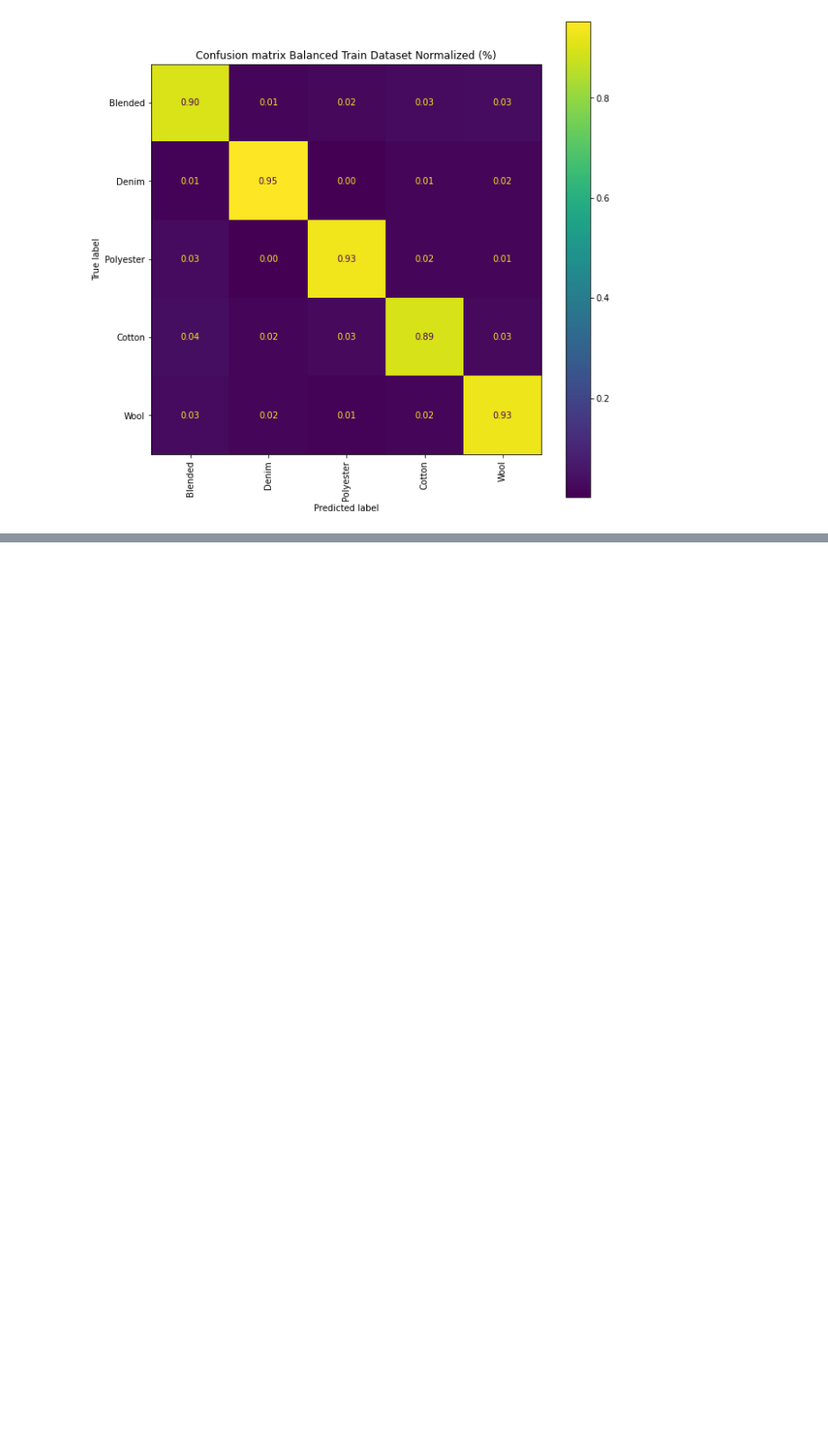
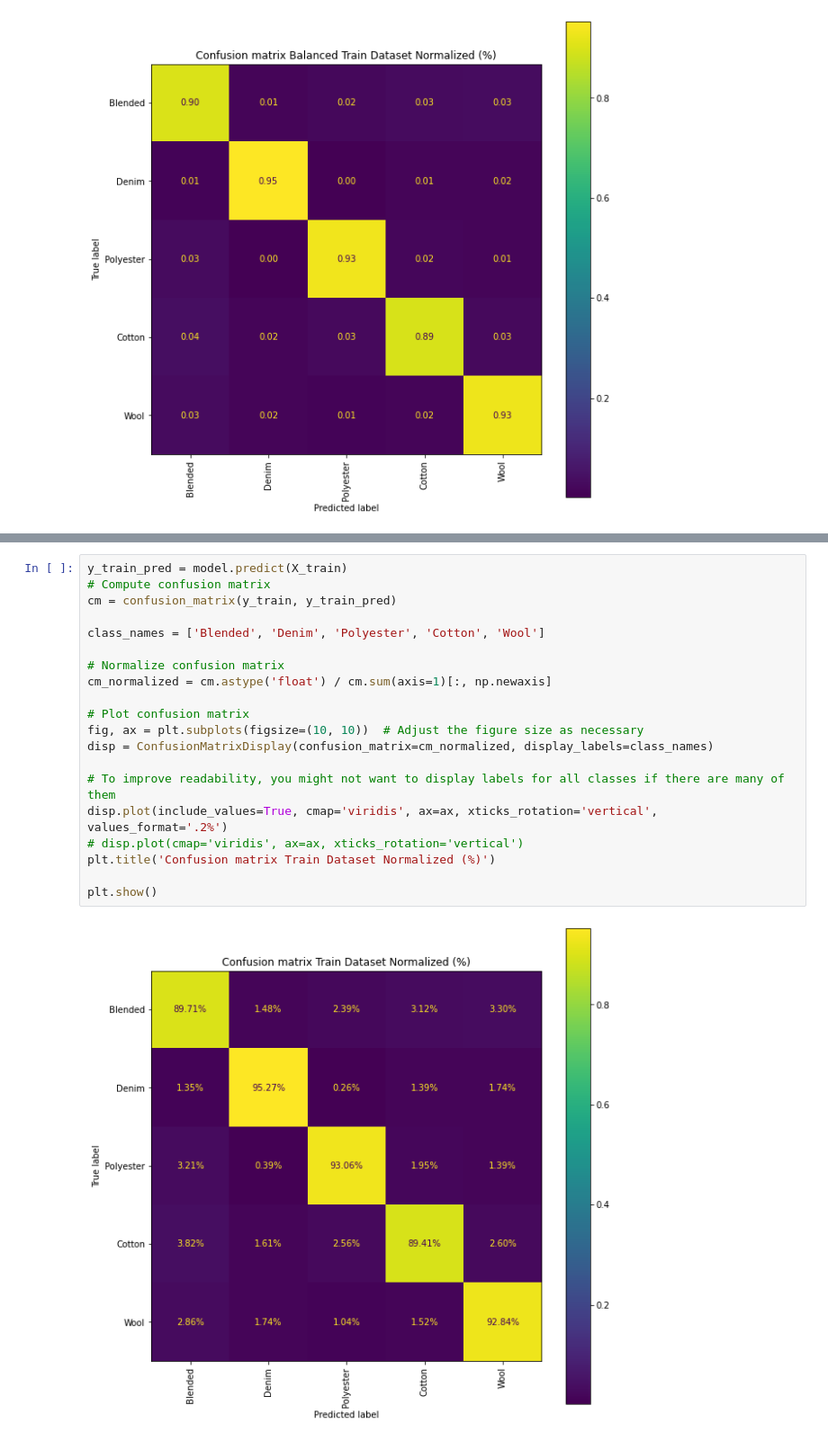
Before and after one commit to elliswmartin/fabric, a Jupyter notebook: model_feature_vectors.ipynb, the cells around one changed output, grey strips where cells are left out. Shown: that part at 90% size. Drawn from its saved outputs; the diff is of its cells as text; blank space fills up the shorter version.

```diff
--- a/model_feature_vectors.ipynb
+++ b/model_feature_vectors.ipynb
@@ -316,0 +360,22 @@ plt.show()
+# %%
+y_train_pred = model.predict(X_train)
+# Compute confusion matrix
+cm = confusion_matrix(y_train, y_train_pred)
+
+class_names = ['Blended', 'Denim', 'Polyester', 'Cotton', 'Wool']
+
+# Normalize confusion matrix
+cm_normalized = cm.astype('float') / cm.sum(axis=1)[:, np.newaxis]
+
+# Plot confusion matrix
+fig, ax = plt.subplots(figsize=(10, 10))  # Adjust the figure size as necessary
+disp = ConfusionMatrixDisplay(confusion_matrix=cm_normalized, display_labels=class_names)
+
+# To improve readability, you might not want to display labels for all classes if there are many of them
+disp.plot(include_values=True, cmap='viridis', ax=ax, xticks_rotation='vertical', values_format='.2%')
+# disp.plot(cmap='viridis', ax=ax, xticks_rotation='vertical')
+plt.title('Confusion matrix Train Dataset Normalized (%)')
+
+plt.show()
+# %% [output]
+[figure, added]
```
Also changed, not shown: parts of 8 cells of this notebook, 1 other file.
